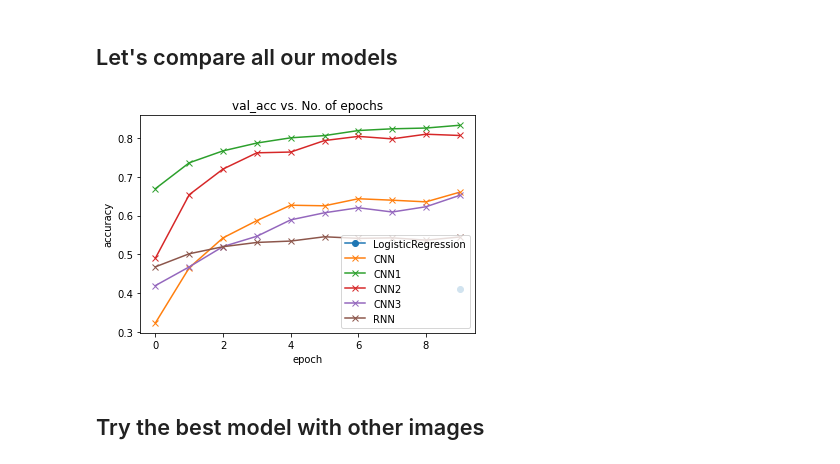
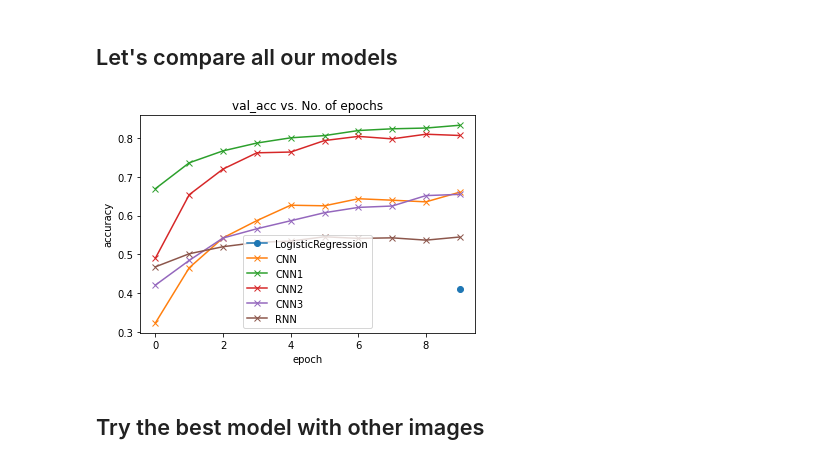
Before and after one commit to berbomeister/ML-project, a Jupyter notebook: ML project/project_cifar10.ipynb, the cells around one changed output. Saved outputs shown, nothing was run; the diff lists cells and outputs as text; code cells hidden in the pictures.

```diff
--- a/ML project/project_cifar10.ipynb
+++ b/ML project/project_cifar10.ipynb
@@ -1175,15 +1175,15 @@ It seems that batch size doesn't affect accuracy that much. The difference betwe
 # %%
 plt.figure("metric val_acc")
 plt.plot(9,score,'-o')
 plot_metric(best_history_cnn)
 plot_metric(best_history_cnn1)
 plot_metric(best_history_cnn2)
-plot_metric(history_cnn3)##TODO change to best model
+plot_metric(best_history_cnn3)
 plot_metric(best_rnn_history)
 plt.legend(['LogisticRegression','CNN','CNN1','CNN2','CNN3','RNN'])
 plt.show()
 # %% [output]
-[figure, old version]
+[figure, new version]
 # %% [markdown]
 ## Try the best model with other images
 # %% [markdown]
```
Also changed, not shown: parts of 1 cell of this notebook, 2 other files.
